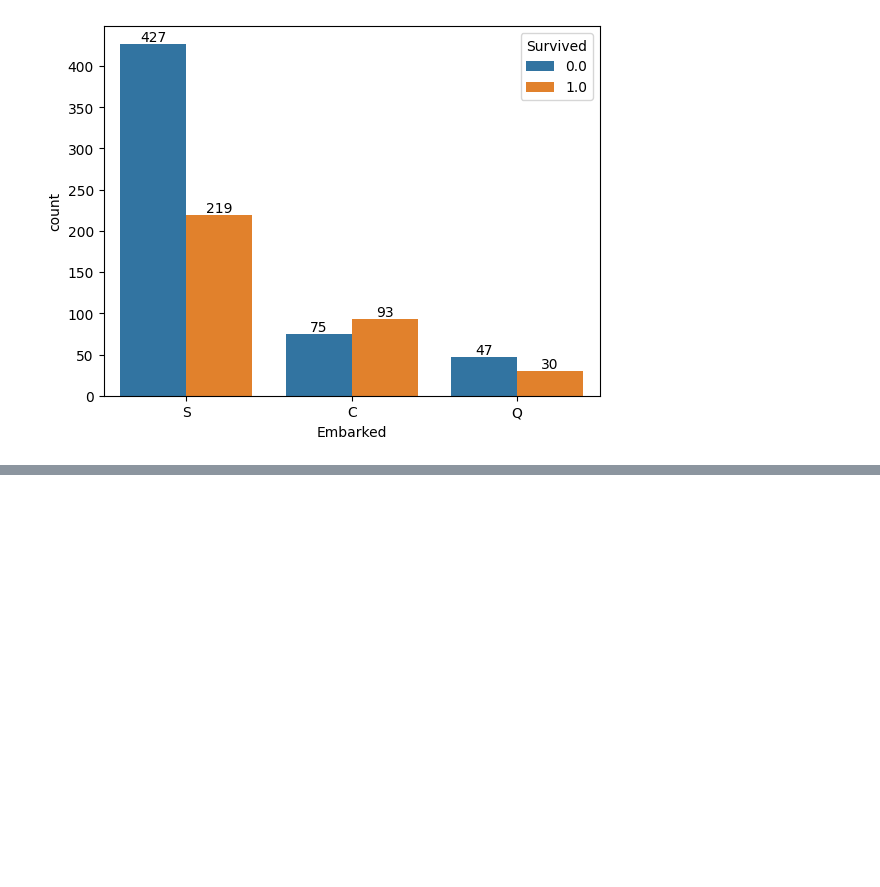
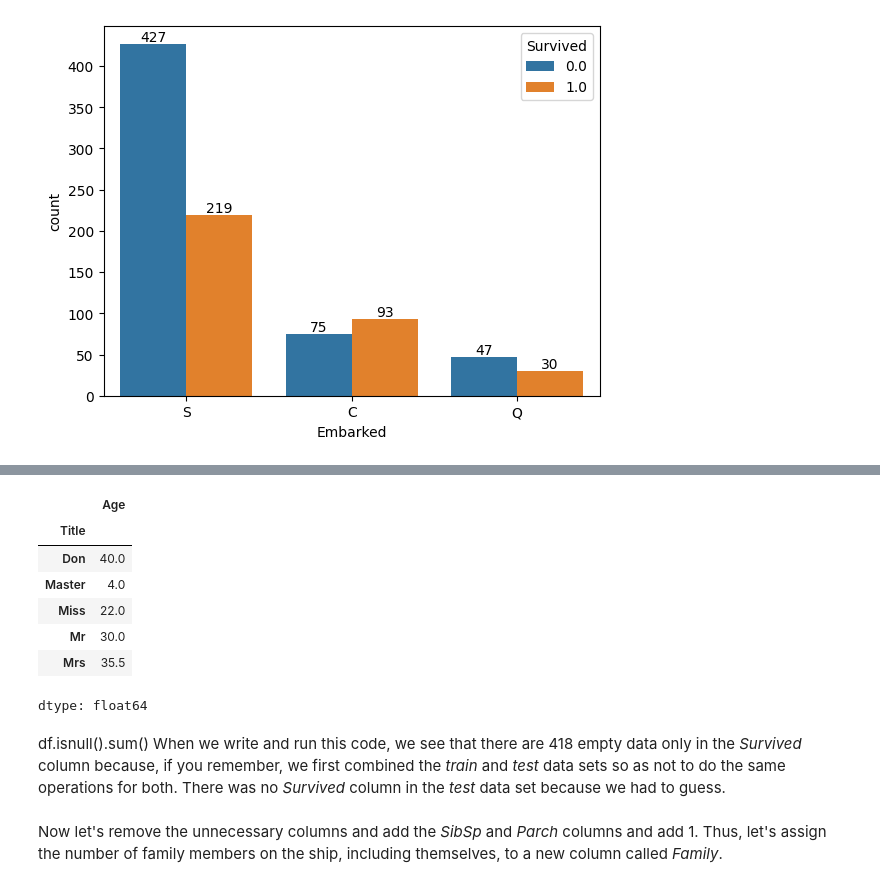
Before and after one commit to elifgunay1997/elifgunay, a Jupyter notebook: Titanic_Machine_Learning_from_Disaster.ipynb, the cells around one changed output, grey strips where cells are left out. Drawn from its saved outputs; the diff is of its cells as text; code cells hidden in the pictures; blank space fills up the shorter version.

```diff
--- a/Titanic_Machine_Learning_from_Disaster.ipynb
+++ b/Titanic_Machine_Learning_from_Disaster.ipynb
@@ -137,0 +183,11 @@ df["Embarked"] = df["Embarked"].fillna(df["Embarked"].mode()[0]) # Fill the Emba
+# %%
+df.groupby("Title")["Age"].median()
+# %% [output]
+|  | Age |
+| Title |  |
+| Don | 40.0 |
+| Master | 4.0 |
+| Miss | 22.0 |
+| Mr | 30.0 |
+| Mrs | 35.5 |
+dtype: float64
@@ -137,0 +196,4 @@ df["Embarked"] = df["Embarked"].fillna(df["Embarked"].mode()[0]) # Fill the Emba
+# %% [markdown]
+df.isnull().sum() When we write and run this code, we see that there are 418 empty data only in the *Survived* column because, if you remember, we first combined the *train* and *test* data sets so as not to do the same operations for both. There was no *Survived* column in the *test* data set because we had to guess.
+# %% [markdown]
+Now let's remove the unnecessary columns and add the *SibSp* and *Parch* columns and add 1. Thus, let's assign the number of family members on the ship, including themselves, to a new column called *Family*.
```
Also changed, not shown: parts of 14 cells of this notebook.
